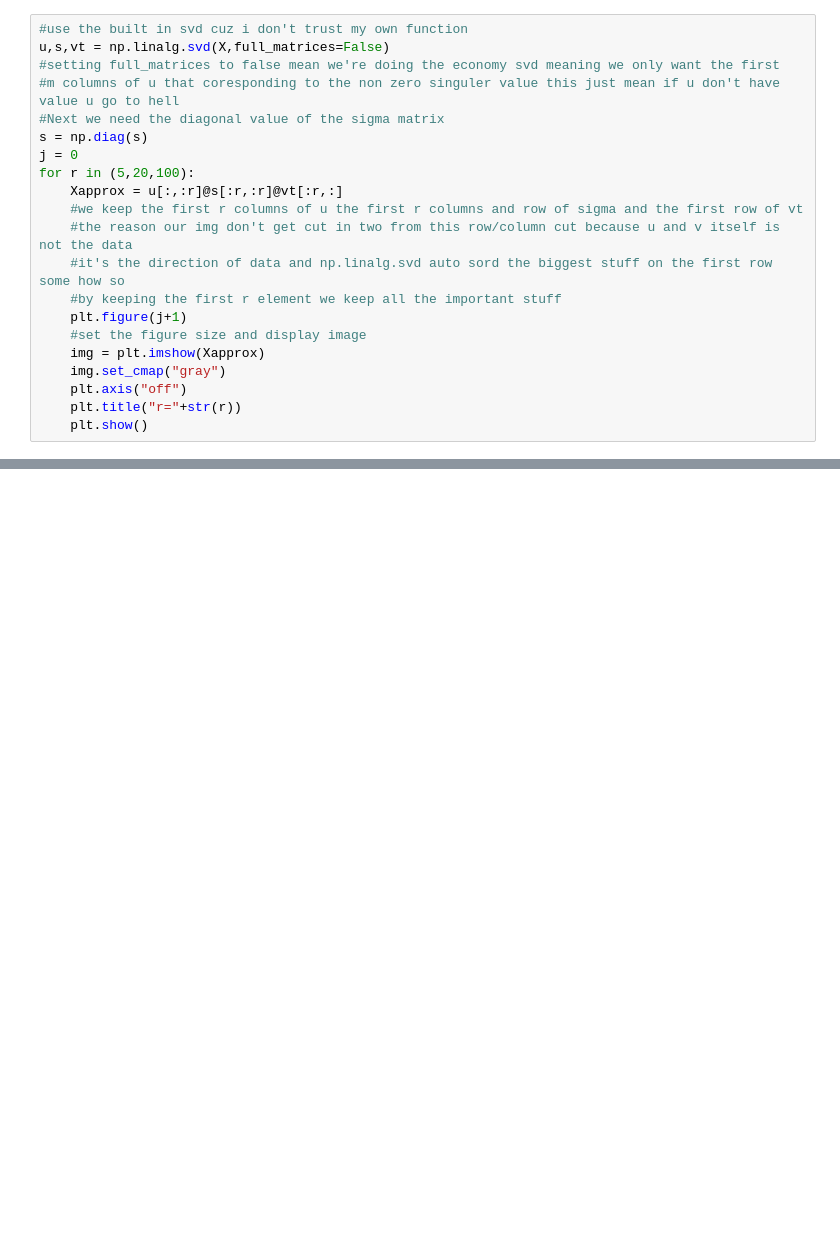
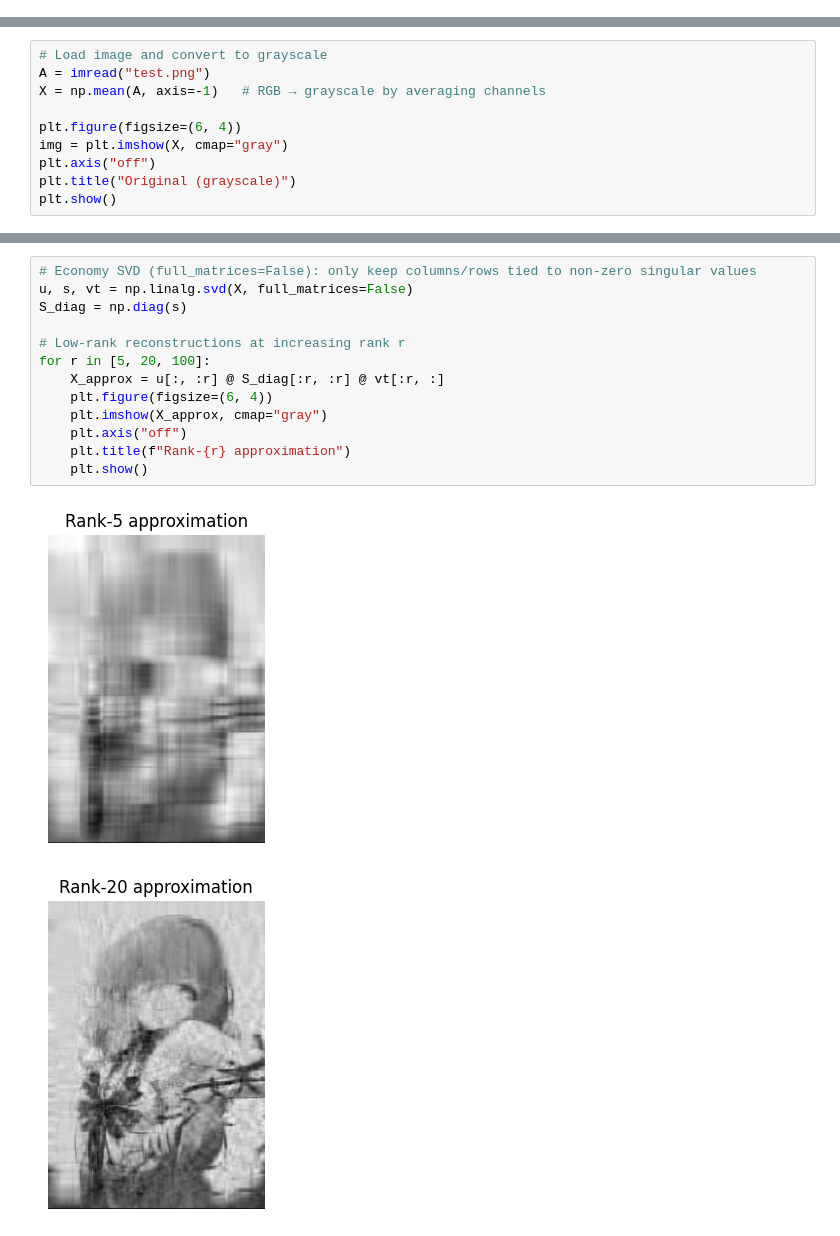
Before and after one commit to i-eat-tea/SVD-project4, a Jupyter notebook: svd.ipynb, the cells around one changed output, grey strips where cells are left out. Saved outputs shown, nothing was run; the diff lists cells and outputs as text; blank space fills up the shorter version.

```diff
--- a/svd.ipynb
+++ b/svd.ipynb
@@ -157,21 +0,0 @@ plt.show()
-# %%
-#use the built in svd cuz i don't trust my own function
-u,s,vt = np.linalg.svd(X,full_matrices=False)
-#setting full_matrices to false mean we're doing the economy svd meaning we only want the first
-#m columns of u that coresponding to the non zero singuler value this just mean if u don't have value u go to hell
-#Next we need the diagonal value of the sigma matrix
-s = np.diag(s)
-j = 0
-for r in (5,20,100):
-    Xapprox = u[:,:r]@s[:r,:r]@vt[:r,:]
-    #we keep the first r columns of u the first r columns and row of sigma and the first row of vt
-    #the reason our img don't get cut in two from this row/column cut because u and v itself is not the data
-    #it's the direction of data and np.linalg.svd auto sord the biggest stuff on the first row some how so
-    #by keeping the first r element we keep all the important stuff
-    plt.figure(j+1)
-    #set the figure size and display image
-    img = plt.imshow(Xapprox)
-    img.set_cmap("gray")
-    plt.axis("off")
-    plt.title("r="+str(r))
-    plt.show()
@@ -362,0 +137,10 @@ plt.show()
+# %%
+# Load image and convert to grayscale
+A = imread("test.png")
+X = np.mean(A, axis=-1)   # RGB → grayscale by averaging channels
+
+plt.figure(figsize=(6, 4))
+img = plt.imshow(X, cmap="gray")
+plt.axis("off")
+plt.title("Original (grayscale)")
+plt.show()
@@ -362,0 +149,16 @@ plt.show()
+# %%
+# Economy SVD (full_matrices=False): only keep columns/rows tied to non-zero singular values
+u, s, vt = np.linalg.svd(X, full_matrices=False)
+S_diag = np.diag(s)
+
+# Low-rank reconstructions at increasing rank r
+for r in [5, 20, 100]:
+    X_approx = u[:, :r] @ S_diag[:r, :r] @ vt[:r, :]
+    plt.figure(figsize=(6, 4))
+    plt.imshow(X_approx, cmap="gray")
+    plt.axis("off")
+    plt.title(f"Rank-{r} approximation")
+    plt.show()
+# %% [output]
+[figure, added]
+[figure, added]
```
Also changed, not shown: parts of 63 cells of this notebook.
